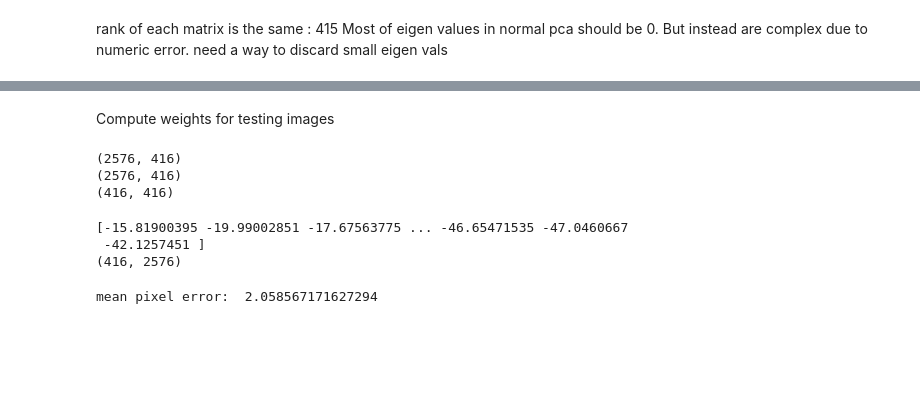
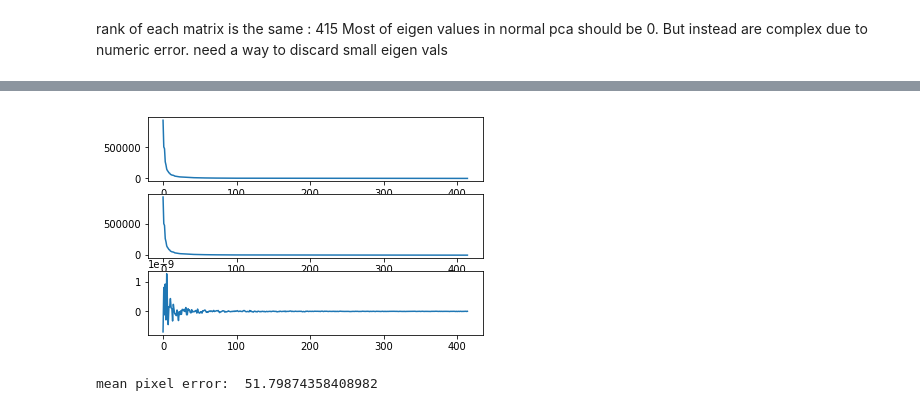
Before and after one commit to jonmcwong/pattern_recog_cw1, a Jupyter notebook: question1/working_version_1.ipynb, the cells around one changed output, grey strips where cells are left out. Saved outputs shown, nothing was run; the diff lists cells and outputs as text; code cells hidden in the pictures; blank space fills up the shorter version.

Commit message:
question 1 confusion matrix

```diff
--- a/question1/working_version_1.ipynb
+++ b/question1/working_version_1.ipynb
@@ -51,18 +41,0 @@ show_img(mean_face)
-# %%
-def lowdim_pca(train, mean):
-    A = train - mean_face
-    S = (1/N)*np.dot(np.transpose(A),A)
-    print("rank of lowdim cov: ", LA.matrix_rank(S))
-    # S = np.cov(np.transpose(A))
-    w, v = LA.eig(S)
-    v /= LA.norm(v,ord=2,axis=0)
-    # u = principal components
-    u = np.dot(A,v)
-    u /= LA.norm(u,ord=2,axis=0)
-
-    id = np.argsort(np.abs(w))[::-1]
-    w = w[id]
-    u = u[:,id]
-
-    # return eigen vectors sorted from largest to smallest
-    return u
@@ -94,8 +44,8 @@ rank of each matrix is the same : 415
 Most of eigen values in normal pca should be 0. But instead are complex due to numeric error. need a way to discard small eigen vals
 # %%
 # generate principal components
-pca_eigvec = normal_pca(training_data, mean_face)
-lowdim_eigvec = lowdim_pca(training_data, mean_face)
+# pca_eigw, pca_eigvec = normal_pca(training_data, mean_face)
+lowdim_eigw, lowdim_eigvec = lowdim_pca(training_data, mean_face)
 
 u_norm = lowdim_eigvec
 # %% [output]
@@ -133,33 +53,10 @@ delta = input - mean_face
-# %% [markdown]
-Compute weights for testing images
-# %%
-n_face = 416
-eigface = u_norm[:,:n_face]
-weights = np.matmul(delta.T, eigface)
-print(eigface.shape)
-print(delta.shape)
-print(weights.shape)
-# %% [output]
-(2576, 416)
-(2576, 416)
-(416, 416)
-# %%
-reconstructed_faces = np.matmul(weights, eigface.T)
-print(reconstructed_faces[0])
-print(reconstructed_faces.shape)
-
-face = []
-for i in range(len(reconstructed_faces)):
-    face.append(reconstructed_faces[i][:] + mean_face.T)
-
-
-for x in face[:20]:
-    show_img(x)
-# %% [output]
-[-15.81900395 -19.99002851 -17.67563775 ... -46.65471535 -47.0460667
- -42.1257451 ]
-(416, 2576)
+# %%
+eigen_analysis(pca_eigw, pca_eigvec, lowdim_eigw, lowdim_eigvec)
+# %% [output]
+[figure, added]
 # %%
-print("mean pixel error: ", get_err(training_data[:,0], face[0]))
+faces = reconstruct(testing_data, mean_face, u_norm, 400)
+
+print("mean pixel error: ", get_err(training_data[:,0], faces[0]))
 # %% [output]
-mean pixel error:  2.058567171627294
+mean pixel error:  51.79874358408982
```
Also changed, not shown: parts of 17 cells of this notebook, 5 other files.
